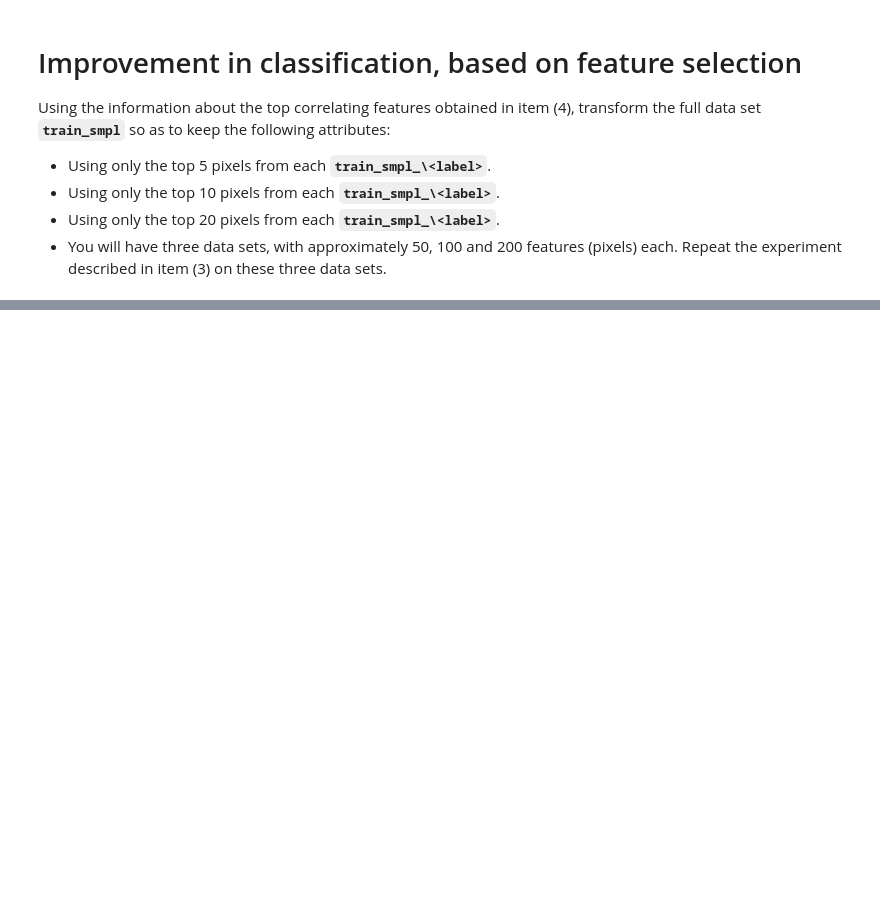
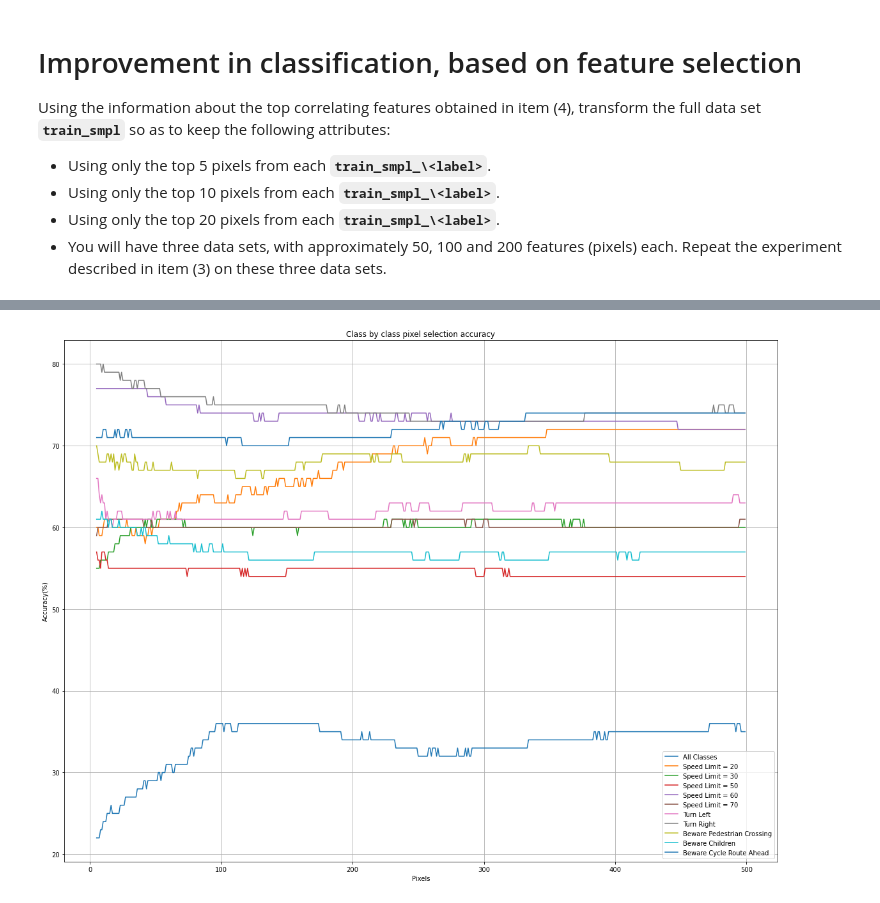
Before and after one commit to friedforfun/Data-Mining-Machine-Learning-CW, a Jupyter notebook: Tasks/Task 5 - Improvement in classification.ipynb, the cells around one changed output, grey strips where cells are left out. Cells and saved outputs as stored; diff of their text form; code cells hidden in the pictures; blank space fills up the shorter version.

Commit message:
Working chart showing  different pixel accuracy

```diff
--- a/Tasks/Task 5 - Improvement in classification.ipynb
+++ b/Tasks/Task 5 - Improvement in classification.ipynb
@@ -90,2 +74,4 @@ train_conf, test_conf = nbg.build_confusion_matrix(classifiers, data)
 # %%
-bal_classifers, bal_scores, bal_data = nbg.build_nbg_models(balance_classes=True)
+
+
+bal_classifers, bal_scores, bal_data = build_classifiers(x_data, pixels, labels, balance_classes=True)
@@ -121,0 +149,16 @@ nbg.multi_show_confusion_matrix([train_conf, test_conf], kappas=[nbg.kappa(train
+# %%
+#ps.unzip_scores(unbal_scores) == bal_scores_list[0][0]
+#
+
+train_scores = []
+test_scores = []
+
+# loops over pixels
+for i in range(len(bal_scores_list)):
+    train, test = ps.convert_percentage(ps.unzip_scores(bal_scores_list[i]))
+    train_scores.append(train.astype(int))
+    test_scores.append(test.astype(int))
+# %%
+np_train_scores = np.array(train_scores)
+
+np_train_scores[:,0]
@@ -121,0 +187,49 @@ nbg.multi_show_confusion_matrix([train_conf, test_conf], kappas=[nbg.kappa(train
+# %%
+import matplotlib
+import matplotlib.pyplot as plt
+import numpy as np
+
+
+# Data for plotting
+# T x axis
+t = [i for i in range(5,500)]
+# S y axis
+s = np_train_scores[:,0]
+a = np_train_scores[:,1]
+b = np_train_scores[:,2]
+c = np_train_scores[:,3]
+d = np_train_scores[:,4]
+e = np_train_scores[:,5]
+f = np_train_scores[:,6]
+g = np_train_scores[:,7]
+h = np_train_scores[:,8]
+i = np_train_scores[:,9]
+j = np_train_scores[:,10]
+
+
+
+
+fig, ax = plt.subplots(figsize=(15, 15))
+ax.plot(t, s, label='All Classes')
+ax.plot(t, a, label='Speed Limit = 20')
+ax.plot(t, b, label='Speed Limit = 30')
+ax.plot(t, c, label='Speed Limit = 50')
+ax.plot(t, d, label='Speed Limit = 60')
+ax.plot(t, e, label='Speed Limit = 70')
+ax.plot(t, f, label='Turn Left')
+ax.plot(t, g, label='Turn Right')
+ax.plot(t, h, label='Beware Pedestrian Crossing')
+ax.plot(t, i, label='Beware Children')
+ax.plot(t, j, label='Beware Cycle Route Ahead')
+ax.legend()
+
+
+ax.set(xlabel='Pixels', ylabel='Accuracy(%)',
+       title='Class by class pixel selection accuracy')
+ax.grid()
+
+
+fig.savefig("test.png")
+plt.show()
+# %% [output]
+[figure, added]
```
Also changed, not shown: parts of 26 cells of this notebook, 1 other file.
